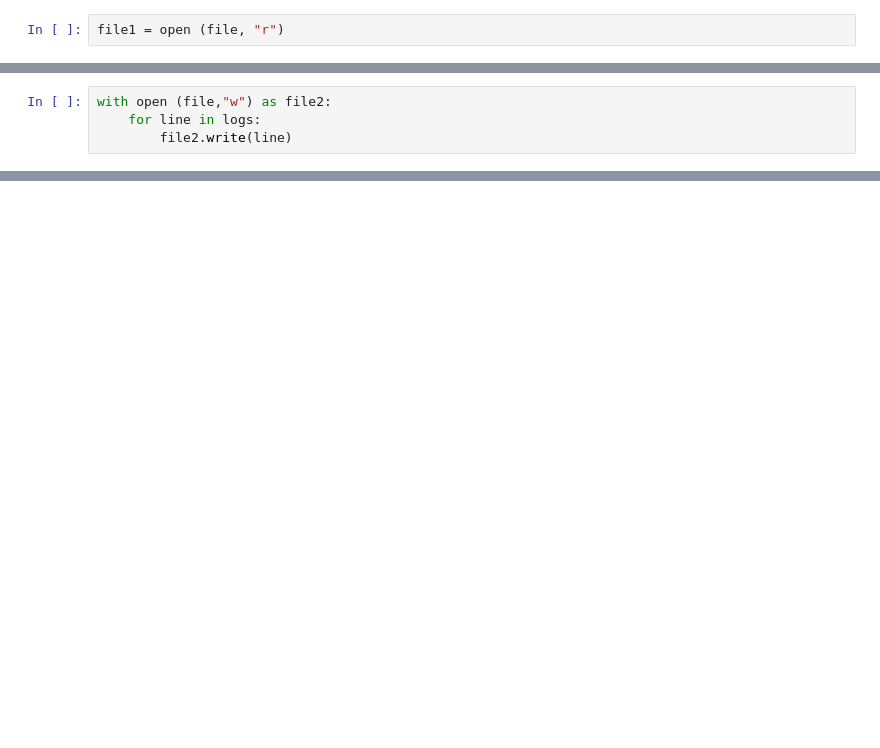
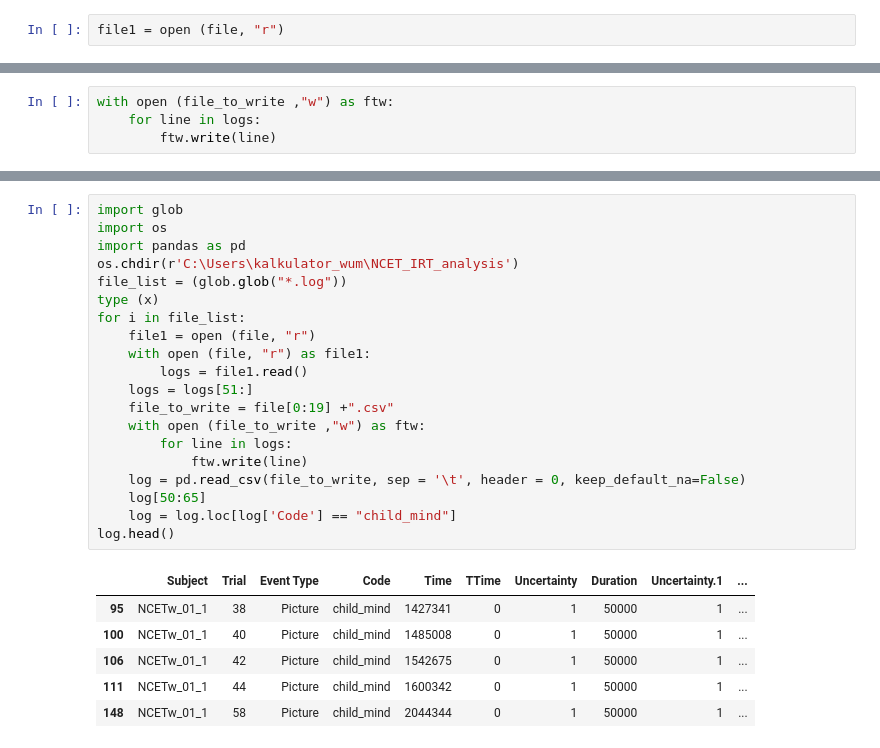
Before and after one commit to jszczypinski/NCET_IRT_analysis, a Jupyter notebook: Extracting_item_responses_NCET.ipynb, the cells around one changed output, grey strips where cells are left out. Saved outputs shown, nothing was run; the diff lists cells and outputs as text; blank space fills up the shorter version.

```diff
--- a/Extracting_item_responses_NCET.ipynb
+++ b/Extracting_item_responses_NCET.ipynb
@@ -13,4 +21,4 @@ logs = logs[51:]
 # %%
-with open (file,"w") as file2:
+with open (file_to_write ,"w") as ftw:
     for line in logs:
-        file2.write(line)
+        ftw.write(line)
@@ -33,0 +64,27 @@ log[50:55]
+# %%
+import glob
+import os
+import pandas as pd
+os.chdir(r'C:\Users\kalkulator_wum\NCET_IRT_analysis')
+file_list = (glob.glob("*.log"))
+type (x)
+for i in file_list:
+    file1 = open (file, "r")
+    with open (file, "r") as file1:
+        logs = file1.read()
+    logs = logs[51:]
+    file_to_write = file[0:19] +".csv"
+    with open (file_to_write ,"w") as ftw:
+        for line in logs:
+            ftw.write(line)
+    log = pd.read_csv(file_to_write, sep = '\t', header = 0, keep_default_na=False)
+    log[50:65]
+    log = log.loc[log['Code'] == "child_mind"]
+log.head()
+# %% [output]
+|  | Subject | Trial | Event Type | Code | Time | TTime | Uncertainty | Duration | Uncertainty.1 | ... |
+| 95 | NCETw_01_1 | 38 | Picture | child_mind | 1427341 | 0 | 1 | 50000 | 1 | ... |
+| 100 | NCETw_01_1 | 40 | Picture | child_mind | 1485008 | 0 | 1 | 50000 | 1 | ... |
+| 106 | NCETw_01_1 | 42 | Picture | child_mind | 1542675 | 0 | 1 | 50000 | 1 | ... |
+| 111 | NCETw_01_1 | 44 | Picture | child_mind | 1600342 | 0 | 1 | 50000 | 1 | ... |
+| 148 | NCETw_01_1 | 58 | Picture | child_mind | 2044344 | 0 | 1 | 50000 | 1 | ... |
```
Also changed, not shown: parts of 7 cells of this notebook, 4 other files.
